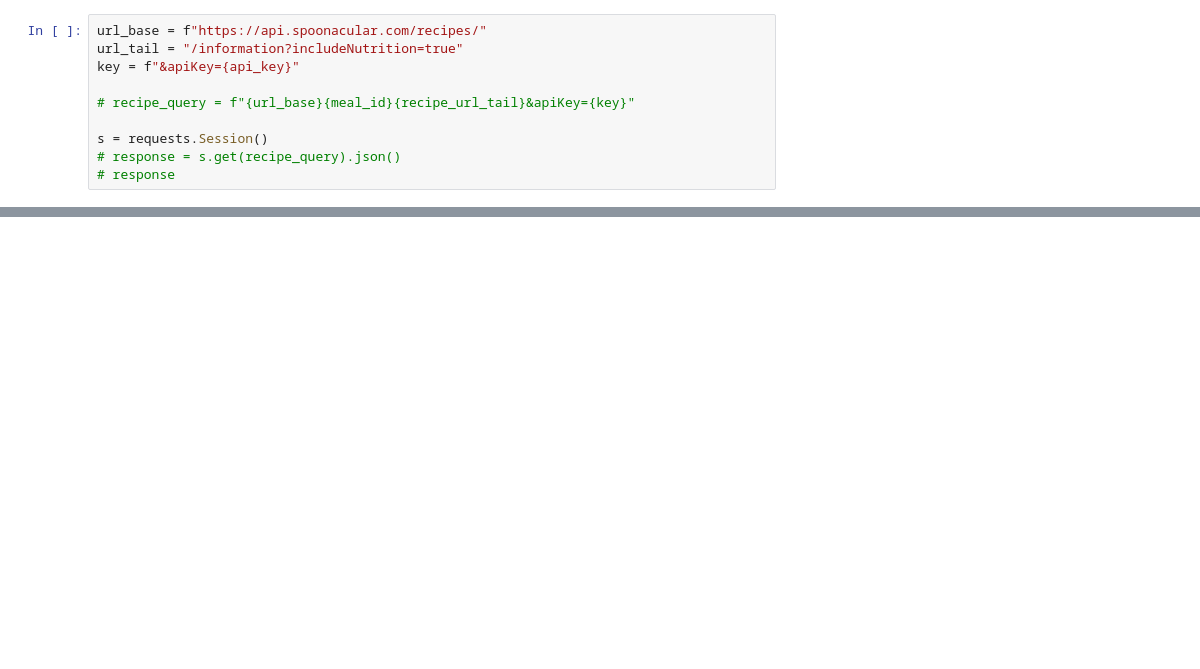
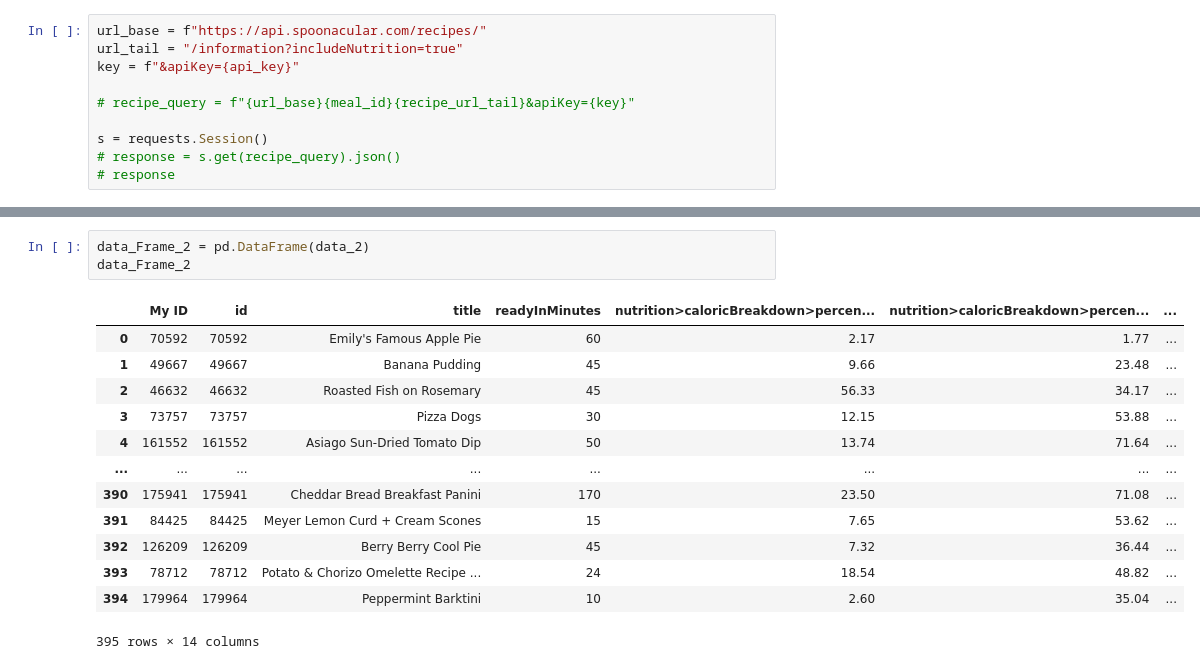
Before and after one commit to Jamahler/Project-3, a Jupyter notebook: asmvm_files/recipes.ipynb, the cells around one changed output, grey strips where cells are left out. Saved outputs shown, nothing was run; the diff lists cells and outputs as text; blank space fills up the shorter version.

```diff
--- a/asmvm_files/recipes.ipynb
+++ b/asmvm_files/recipes.ipynb
@@ -247,0 +272,17 @@ data
+# %%
+data_Frame_2 = pd.DataFrame(data_2)
+data_Frame_2
+# %% [output]
+|  | My ID | id | title | readyInMinutes | nutrition>caloricBreakdown>percen... | nutrition>caloricBreakdown>percen... | ... |
+| 0 | 70592 | 70592 | Emily's Famous Apple Pie | 60 | 2.17 | 1.77 | ... |
+| 1 | 49667 | 49667 | Banana Pudding | 45 | 9.66 | 23.48 | ... |
+| 2 | 46632 | 46632 | Roasted Fish on Rosemary | 45 | 56.33 | 34.17 | ... |
+| 3 | 73757 | 73757 | Pizza Dogs | 30 | 12.15 | 53.88 | ... |
+| 4 | 161552 | 161552 | Asiago Sun-Dried Tomato Dip | 50 | 13.74 | 71.64 | ... |
+| ... | ... | ... | ... | ... | ... | ... | ... |
+| 390 | 175941 | 175941 | Cheddar Bread Breakfast Panini | 170 | 23.50 | 71.08 | ... |
+| 391 | 84425 | 84425 | Meyer Lemon Curd + Cream Scones | 15 | 7.65 | 53.62 | ... |
+| 392 | 126209 | 126209 | Berry Berry Cool Pie | 45 | 7.32 | 36.44 | ... |
+| 393 | 78712 | 78712 | Potato & Chorizo Omelette Recipe ... | 24 | 18.54 | 48.82 | ... |
+| 394 | 179964 | 179964 | Peppermint Barktini | 10 | 2.60 | 35.04 | ... |
+395 rows × 14 columns
```
Also changed, not shown: parts of 25 cells of this notebook, 2 other files.
